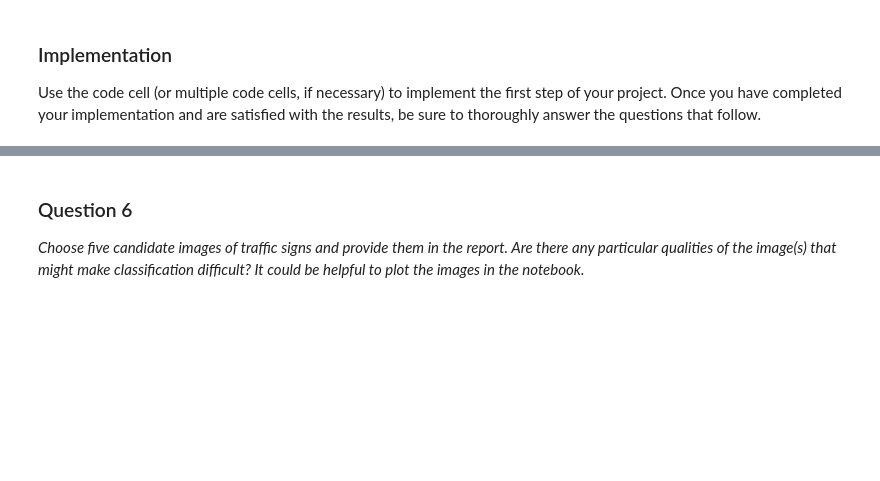
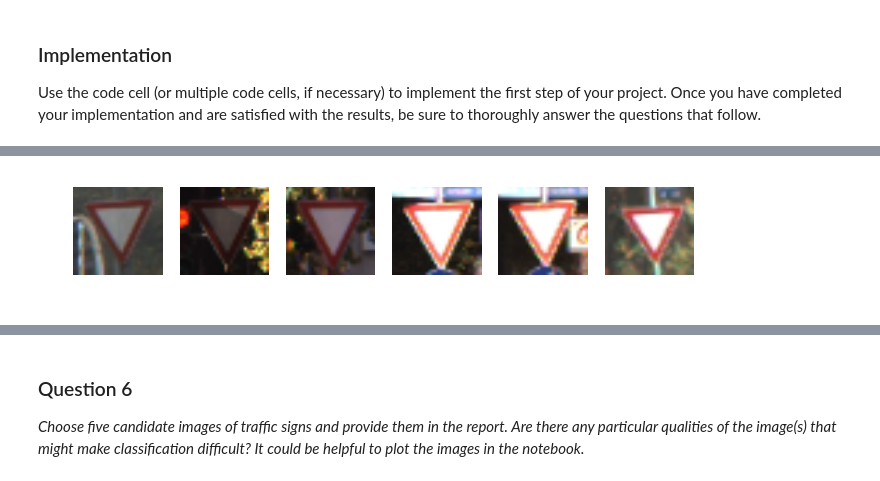
Before and after one commit to markandlw/CarND-Traffic-Sign-Classifier-Project, a Jupyter notebook: Traffic_Sign_Classifier.ipynb, the cells around one changed output, grey strips where cells are left out. Drawn from its saved outputs; the diff is of its cells as text; code cells hidden in the pictures; blank space fills up the shorter version.

```diff
--- a/Traffic_Sign_Classifier.ipynb
+++ b/Traffic_Sign_Classifier.ipynb
@@ -409,0 +448,4 @@ Use the code cell (or multiple code cells, if necessary) to implement the first
+# %%
+plot_image_by_label(13, X_validation, y_validation)
+# %% [output]
+[figure, added]
```
Also changed, not shown: parts of 10 cells of this notebook, 6 other files.
